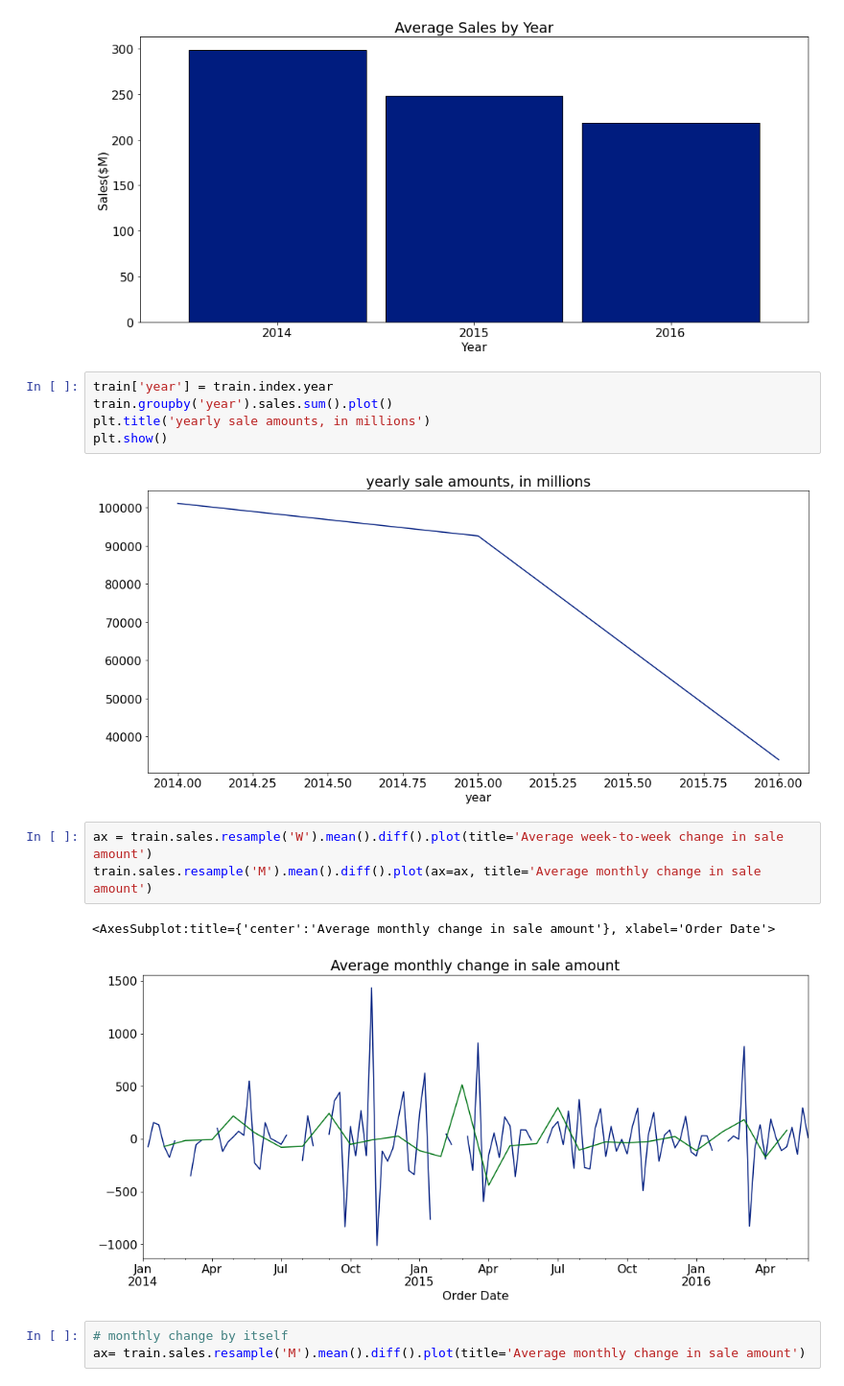
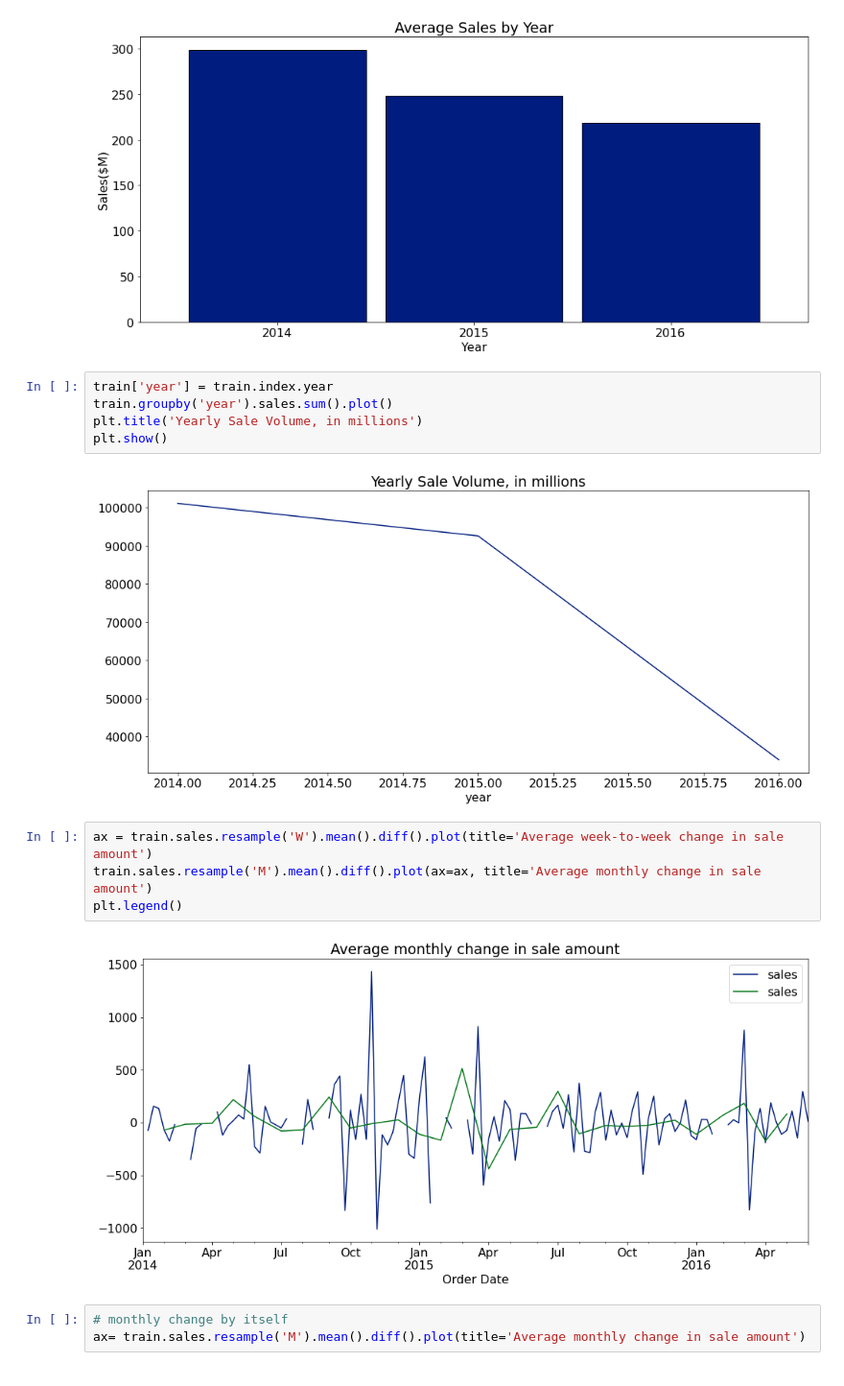
Before and after one commit to Kristofer-Rivera-and-Oliver-Ton/time_series_project, a Jupyter notebook: rivera_working_notebook.ipynb, the cells around one changed output. Shown at 96% size. Drawn from its saved outputs; the diff is of its cells as text.

Commit message:
Tweaks to visualizations.

```diff
--- a/rivera_working_notebook.ipynb
+++ b/rivera_working_notebook.ipynb
@@ -345,16 +343,16 @@ ax.set(title='Average Sales by Year', xlabel='Year', ylabel='Sales($M)')
 # %%
 train['year'] = train.index.year
 train.groupby('year').sales.sum().plot()
-plt.title('yearly sale amounts, in millions')
+plt.title('Yearly Sale Volume, in millions')
 plt.show()
 # %% [output]
-[figure, old version]
+[figure, new version]
 # %%
 ax = train.sales.resample('W').mean().diff().plot(title='Average week-to-week change in sale amount')
 train.sales.resample('M').mean().diff().plot(ax=ax, title='Average monthly change in sale amount')
+plt.legend()
 # %% [output]
-<AxesSubplot:title={'center':'Average monthly change in sale amount'}, xlabel='Order Date'>
-[figure, old version]
+[figure, new version]
 # %%
 # monthly change by itself
 ax= train.sales.resample('M').mean().diff().plot(title='Average monthly change in sale amount')
```
Also changed, not shown: parts of 26 cells of this notebook.
